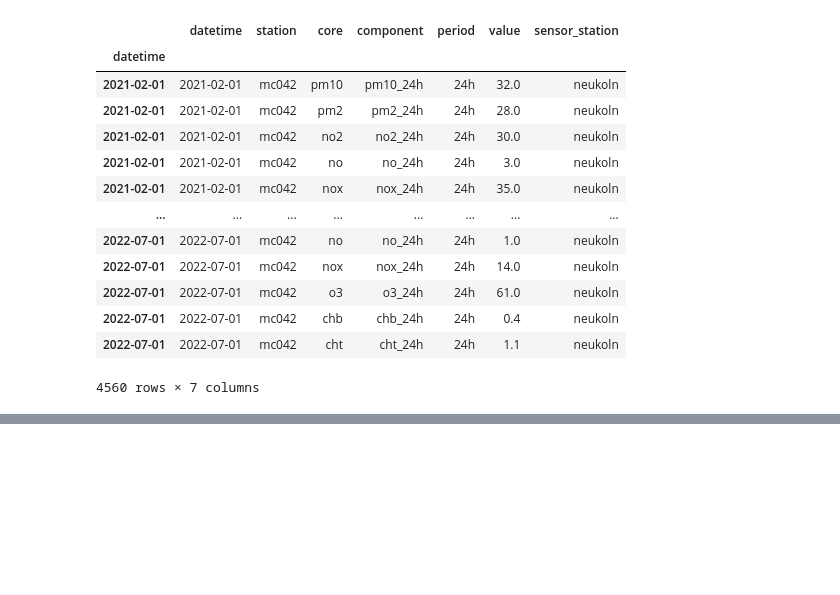
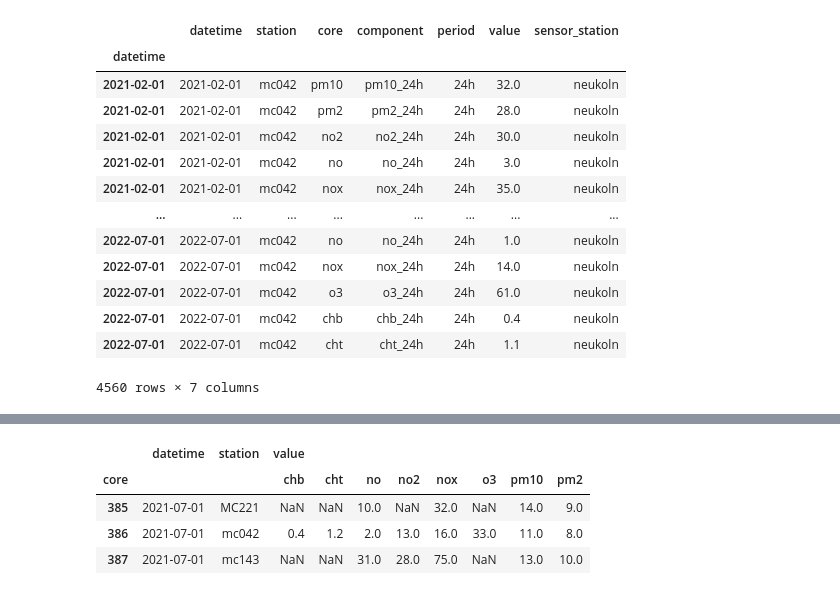
Before and after one commit to irahulcse/ARENA2036, a Jupyter notebook: data_collection.ipynb, the cells around one changed output, grey strips where cells are left out. Cells and saved outputs as stored; diff of their text form; code cells hidden in the pictures; blank space fills up the shorter version.

```diff
--- a/data_collection.ipynb
+++ b/data_collection.ipynb
@@ -492,0 +562,12 @@ e_data.to_csv('./data/csv/emission_data.csv', index=False)
+# %%
+temp_data = e_data.pivot(index=['datetime', 'station'], columns=['core'], values=['value'])
+# %%
+temp_data = temp_data.reset_index()
+# %%
+temp_data[temp_data.datetime == '2021-07-01']
+# %% [output]
+|  | datetime | station | value |  |  |  |  |  |  |  |
+| core |  |  | chb | cht | no | no2 | nox | o3 | pm10 | pm2 |
+| 385 | 2021-07-01 | MC221 | NaN | NaN | 10.0 | NaN | 32.0 | NaN | 14.0 | 9.0 |
+| 386 | 2021-07-01 | mc042 | 0.4 | 1.2 | 2.0 | 13.0 | 16.0 | 33.0 | 11.0 | 8.0 |
+| 387 | 2021-07-01 | mc143 | NaN | NaN | 31.0 | 28.0 | 75.0 | NaN | 13.0 | 10.0 |
```
Also changed, not shown: parts of 11 cells of this notebook, 1 other file.
